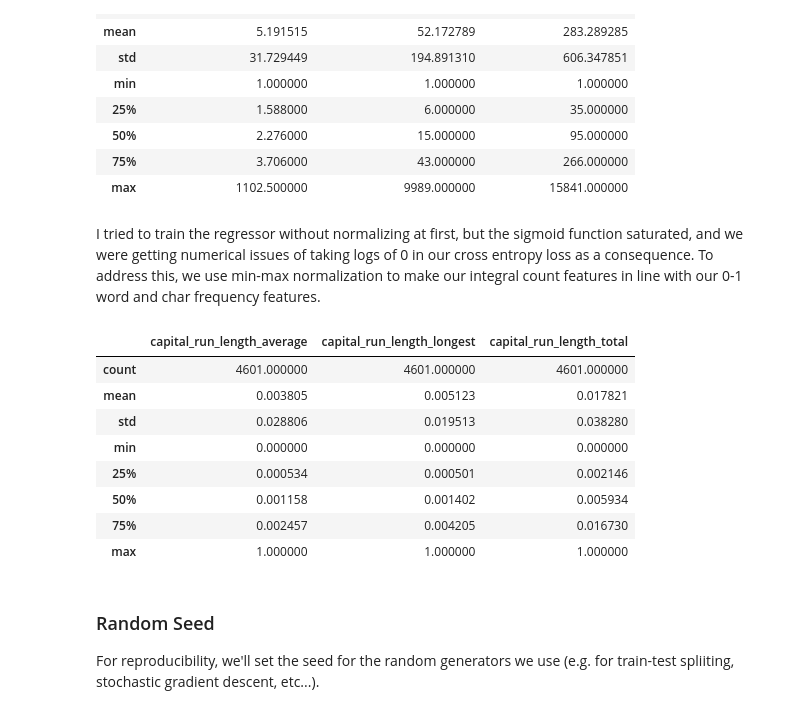
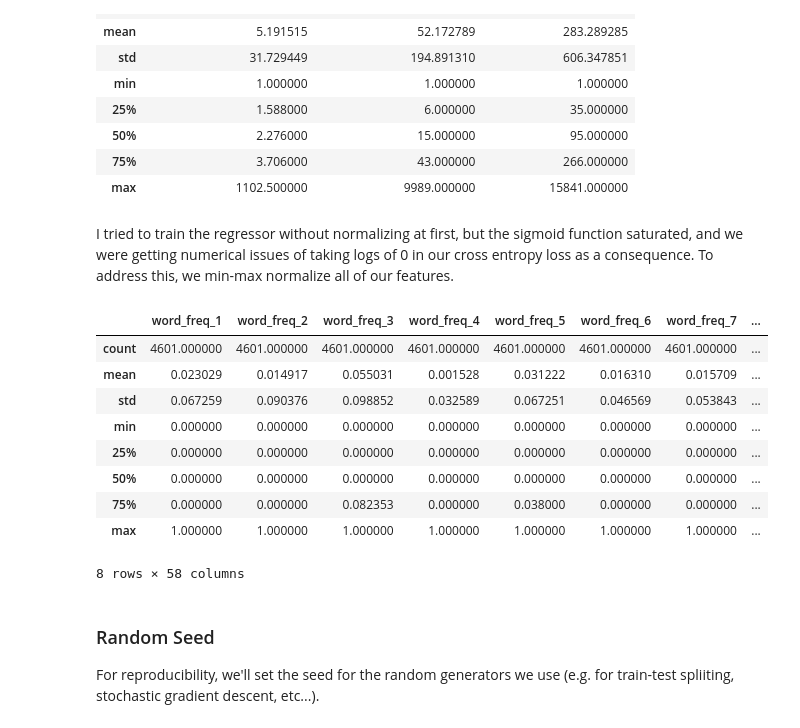
Before and after one commit to johnnyd212/comp551-assignment-2, a Jupyter notebook: notebooks/analysis.ipynb, the cells around one changed output. Drawn from its saved outputs; the diff is of its cells as text; code cells hidden in the pictures.

Commit message:
Added normalization for all features

```diff
--- a/notebooks/analysis.ipynb
+++ b/notebooks/analysis.ipynb
@@ -58,25 +58,25 @@ df[cap_run_features].describe()
 | 75% | 3.706000 | 43.000000 | 266.000000 |
 | max | 1102.500000 | 9989.000000 | 15841.000000 |
 # %% [markdown]
-I tried to train the regressor without normalizing at first, but the sigmoid function saturated, and we were getting numerical issues of taking logs of 0 in our cross entropy loss as a consequence. To address this, we use min-max normalization to make our integral count features in line with our 0-1 word and char frequency features.
+I tried to train the regressor without normalizing at first, but the sigmoid function saturated, and we were getting numerical issues of taking logs of 0 in our cross entropy loss as a consequence. To address this, we min-max normalize all of our features.
 # %%
-cap_minima = df[cap_run_features].min()
-cap_maxima = df[cap_run_features].max()
+minima = df.min()
+maxima = df.max()
 
-df[cap_run_features] =  ( (df[cap_run_features] - cap_minima) /
-                         (cap_maxima - cap_minima) )
+df = (df - minima) / (maxima - minima)
 # %%
-df[cap_run_features].describe()
+df.describe()
 # %% [output]
-|  | capital_run_length_average | capital_run_length_longest | capital_run_length_total |
-| count | 4601.000000 | 4601.000000 | 4601.000000 |
-| mean | 0.003805 | 0.005123 | 0.017821 |
-| std | 0.028806 | 0.019513 | 0.038280 |
-| min | 0.000000 | 0.000000 | 0.000000 |
-| 25% | 0.000534 | 0.000501 | 0.002146 |
-| 50% | 0.001158 | 0.001402 | 0.005934 |
-| 75% | 0.002457 | 0.004205 | 0.016730 |
-| max | 1.000000 | 1.000000 | 1.000000 |
+|  | word_freq_1 | word_freq_2 | word_freq_3 | word_freq_4 | word_freq_5 | word_freq_6 | word_freq_7 | ... |
+| count | 4601.000000 | 4601.000000 | 4601.000000 | 4601.000000 | 4601.000000 | 4601.000000 | 4601.000000 | ... |
+| mean | 0.023029 | 0.014917 | 0.055031 | 0.001528 | 0.031222 | 0.016310 | 0.015709 | ... |
+| std | 0.067259 | 0.090376 | 0.098852 | 0.032589 | 0.067251 | 0.046569 | 0.053843 | ... |
+| min | 0.000000 | 0.000000 | 0.000000 | 0.000000 | 0.000000 | 0.000000 | 0.000000 | ... |
+| 25% | 0.000000 | 0.000000 | 0.000000 | 0.000000 | 0.000000 | 0.000000 | 0.000000 | ... |
+| 50% | 0.000000 | 0.000000 | 0.000000 | 0.000000 | 0.000000 | 0.000000 | 0.000000 | ... |
+| 75% | 0.000000 | 0.000000 | 0.082353 | 0.000000 | 0.038000 | 0.000000 | 0.000000 | ... |
+| max | 1.000000 | 1.000000 | 1.000000 | 1.000000 | 1.000000 | 1.000000 | 1.000000 | ... |
+8 rows × 58 columns
 # %% [markdown]
 ### Random Seed
 
```
Also changed, not shown: parts of 4 cells of this notebook, 1 other file.
